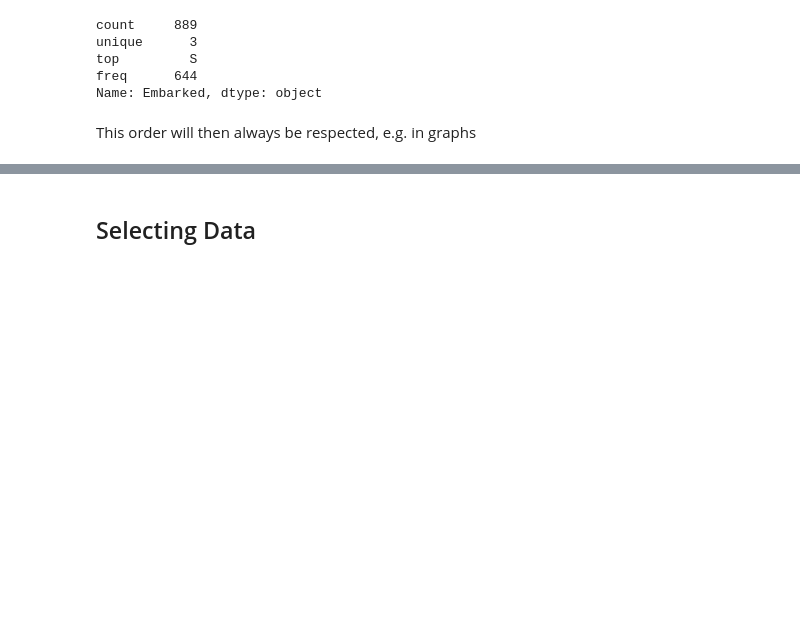
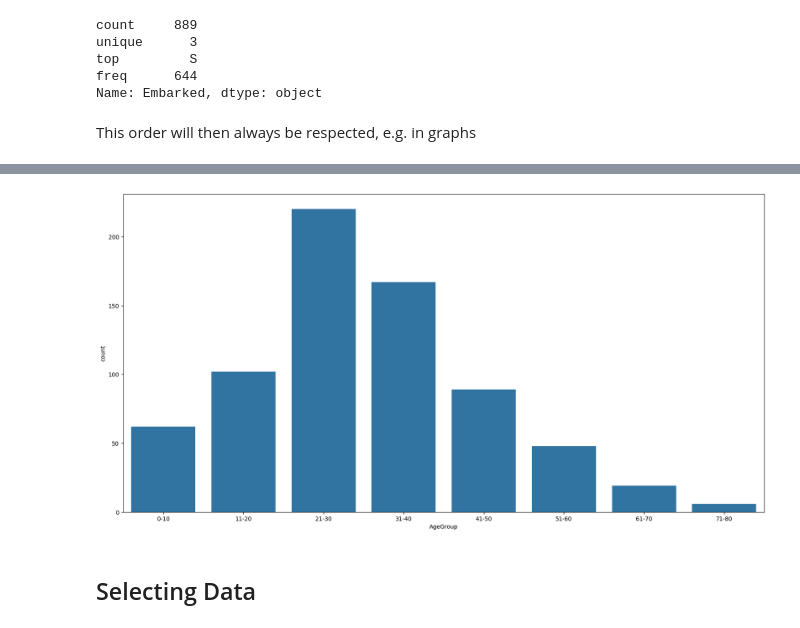
Before and after one commit to JelleLeus1996/data_science, a Jupyter notebook: 1-samples/demo-1.01-samples.ipynb, the cells around one changed output, grey strips where cells are left out. Cells and saved outputs as stored; diff of their text form; code cells hidden in the pictures; blank space fills up the shorter version.

```diff
--- a/1-samples/demo-1.01-samples.ipynb
+++ b/1-samples/demo-1.01-samples.ipynb
@@ -236,3 +251,14 @@ sns.countplot(data=titanic, x='Embarked');
+# %%
+bins = [0,10,20,30,40,50,60,70,80]
+labels = ['0-10', '11-20', '21-30', '31-40', '41-50', '51-60', '61-70', '71-80']
+titanic['AgeGroup'] = pd.cut(titanic['Age'],bins=bins, labels=labels, right=False)
+
+plt.figure(figsize=(20,10))
+
+sns.countplot(data=titanic, x='AgeGroup')
+plt.show()
+# %% [output]
+[figure, added]
 # %% [markdown]
 ## Selecting Data
 # %%
```
Also changed, not shown: parts of 17 cells of this notebook, 5 other files.
